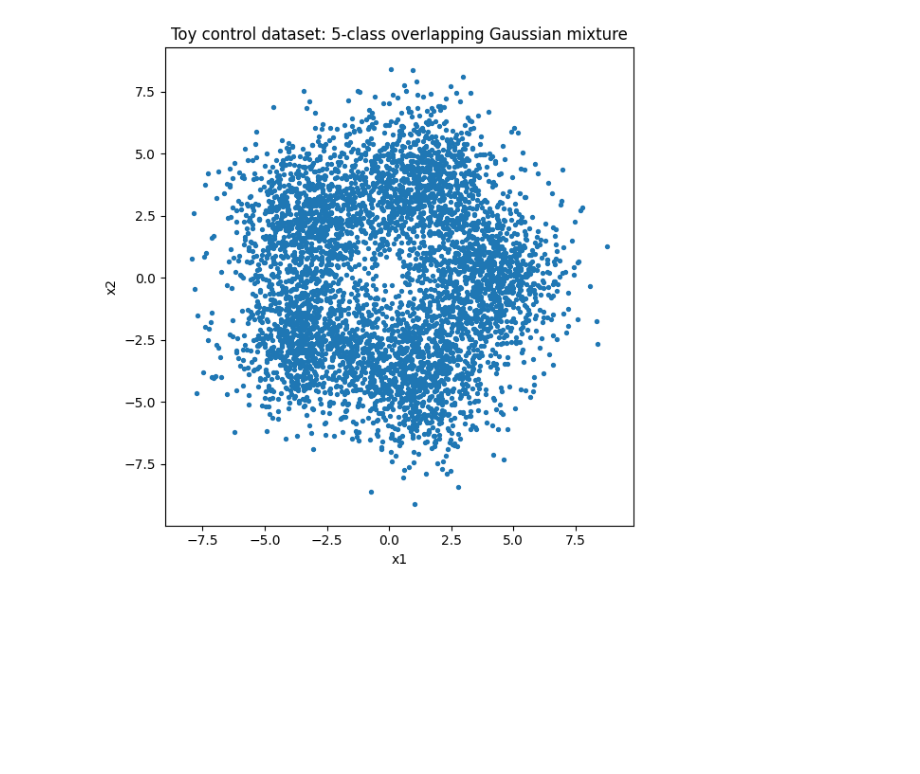
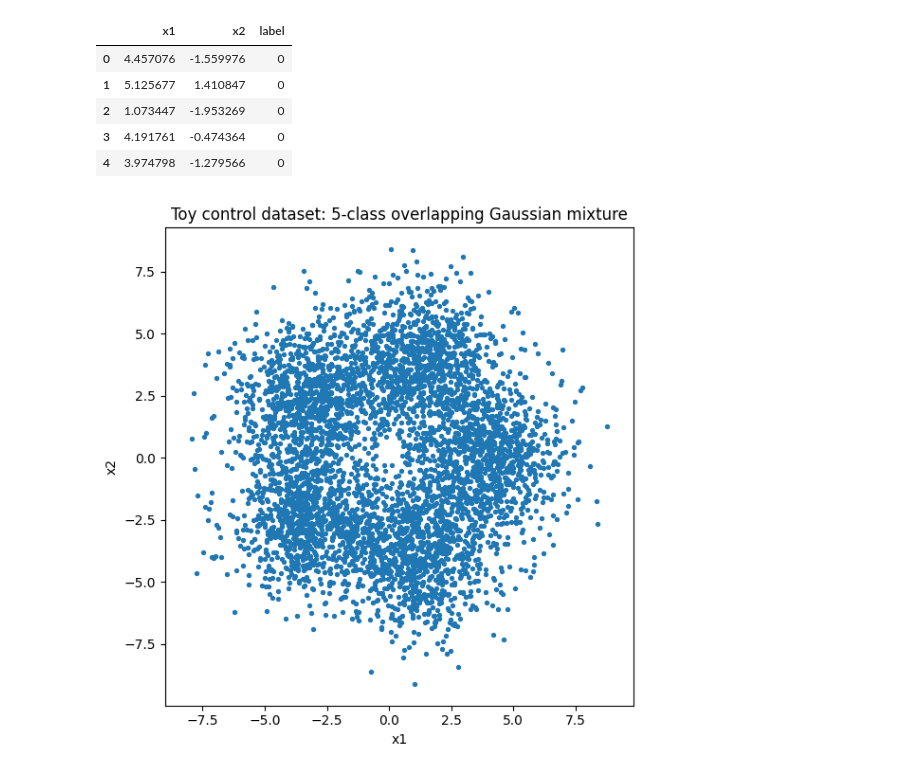
Before and after one commit to feenix-ho/control-dataset, a Jupyter notebook: controlled_dataset.ipynb, the cells around one changed output. Saved outputs shown, nothing was run; the diff lists cells and outputs as text; code cells hidden in the pictures; blank space fills up the shorter version.

```diff
--- a/controlled_dataset.ipynb
+++ b/controlled_dataset.ipynb
@@ -32,10 +32,20 @@ y = np.hstack(ys)
 # %%
 # Save to CSV: columns x1, x2, label
 df = pd.DataFrame({
     "x1": X[:, 0],
     "x2": X[:, 1],
     "label": y
 })
 csv_path = "conftr_toy_dataset.csv"
 df.to_csv(csv_path, index=False)
+
+# Quick peek at the first few rows
+df.head()
+# %% [output]
+|  | x1 | x2 | label |
+| 0 | 4.457076 | -1.559976 | 0 |
+| 1 | 5.125677 | 1.410847 | 0 |
+| 2 | 1.073447 | -1.953269 | 0 |
+| 3 | 4.191761 | -0.474364 | 0 |
+| 4 | 3.974798 | -1.279566 | 0 |
 # %%
```
Also changed, not shown: parts of 3 cells of this notebook, 3 other files.
